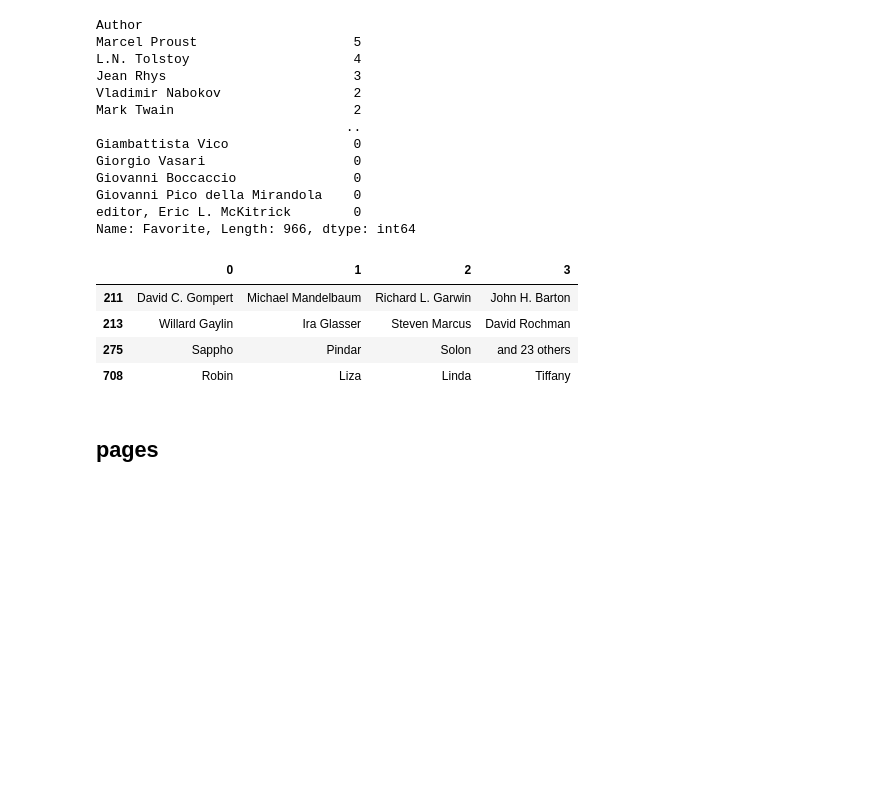
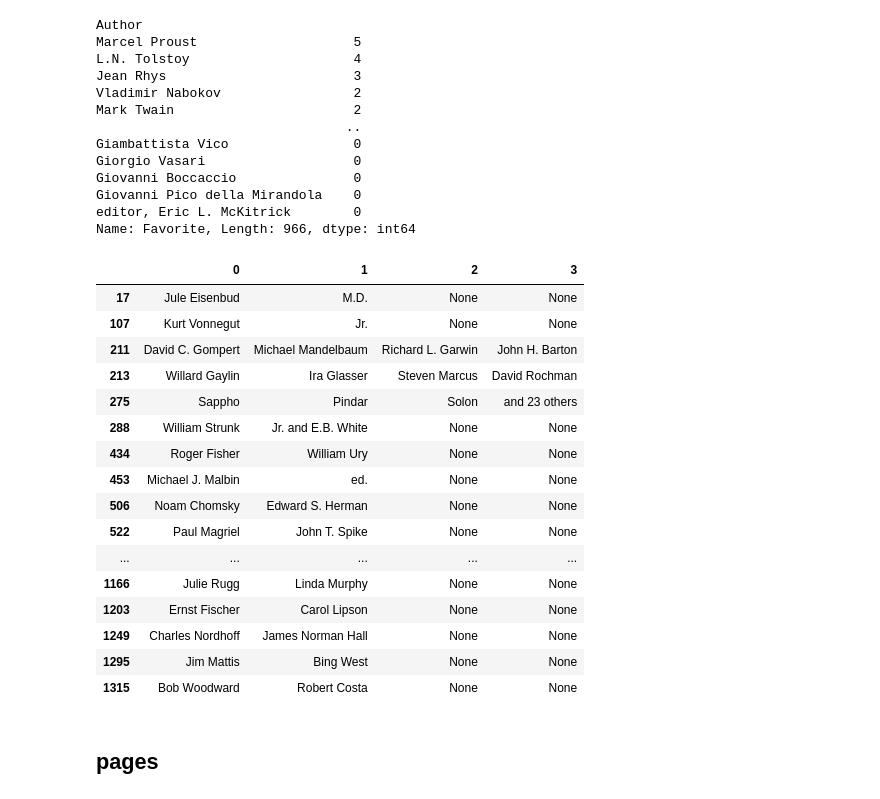
Before and after one commit to Lostinworlds/ModellingFavouriteBooks, a Jupyter notebook: predicting-garfunkel-s-favourite-book.ipynb, the cells around one changed output. Cells and saved outputs as stored; diff of their text form; code cells hidden in the pictures; blank space fills up the shorter version.

```diff
--- a/predicting-garfunkel-s-favourite-book.ipynb
+++ b/predicting-garfunkel-s-favourite-book.ipynb
@@ -139,14 +134,26 @@ Name: Favorite, Length: 966, dtype: int64
 # %%
 # multiple author books
 #df["Author"].unique()
 
-df["Author"].str.split(',', expand=True).dropna()
+df["Author"].str.split(',', expand=True).dropna(thresh=2)
 # %% [output]
 |  | 0 | 1 | 2 | 3 |
+| 17 | Jule Eisenbud | M.D. | None | None |
+| 107 | Kurt Vonnegut | Jr. | None | None |
 | 211 | David C. Gompert | Michael Mandelbaum | Richard L. Garwin | John H. Barton |
 | 213 | Willard Gaylin | Ira Glasser | Steven Marcus | David Rochman |
 | 275 | Sappho | Pindar | Solon | and 23 others |
-| 708 | Robin | Liza | Linda | Tiffany |
+| 288 | William Strunk | Jr. and E.B. White | None | None |
+| 434 | Roger Fisher | William Ury | None | None |
+| 453 | Michael J. Malbin | ed. | None | None |
+| 506 | Noam Chomsky | Edward S. Herman | None | None |
+| 522 | Paul Magriel | John T. Spike | None | None |
+| ... | ... | ... | ... | ... |
+| 1166 | Julie Rugg | Linda Murphy | None | None |
+| 1203 | Ernst Fischer | Carol Lipson | None | None |
+| 1249 | Charles Nordhoff | James Norman Hall | None | None |
+| 1295 | Jim Mattis | Bing West | None | None |
+| 1315 | Bob Woodward | Robert Costa | None | None |
 # %% [markdown]
 ## pages
 # %%
```
Also changed, not shown: parts of 21 cells of this notebook.
